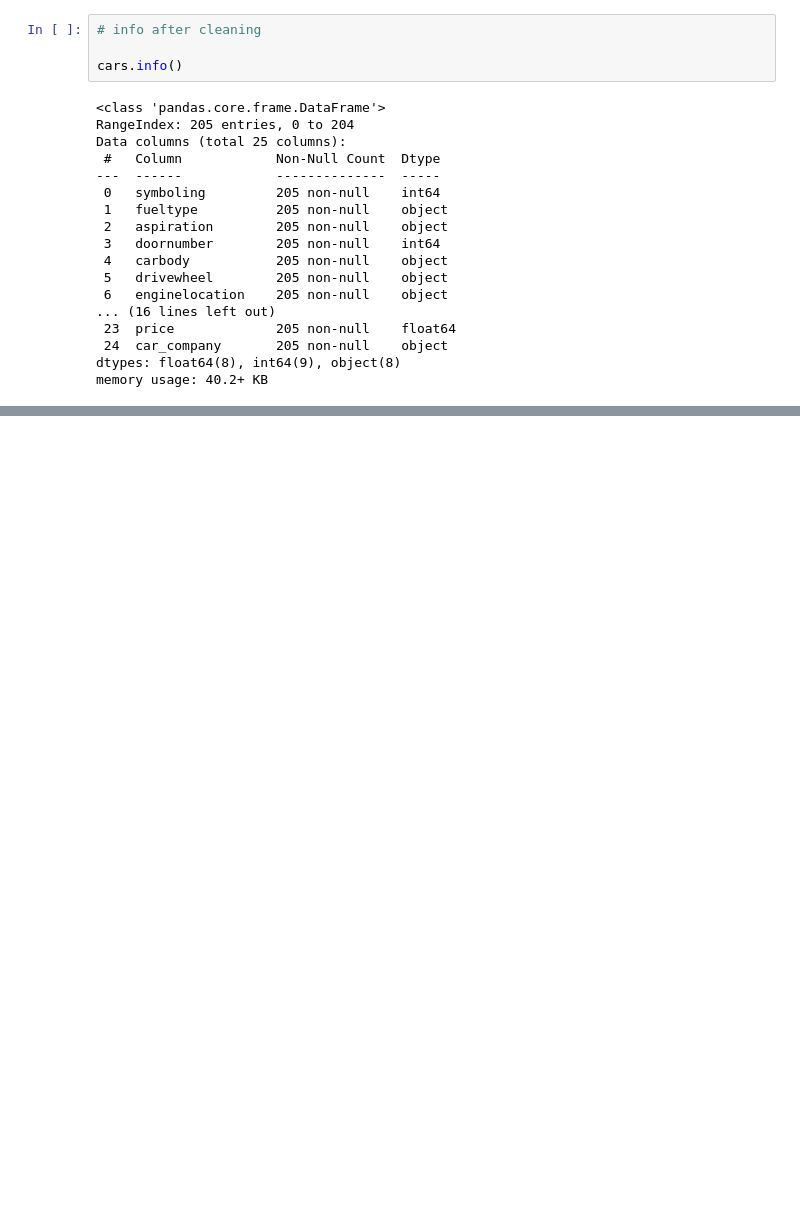
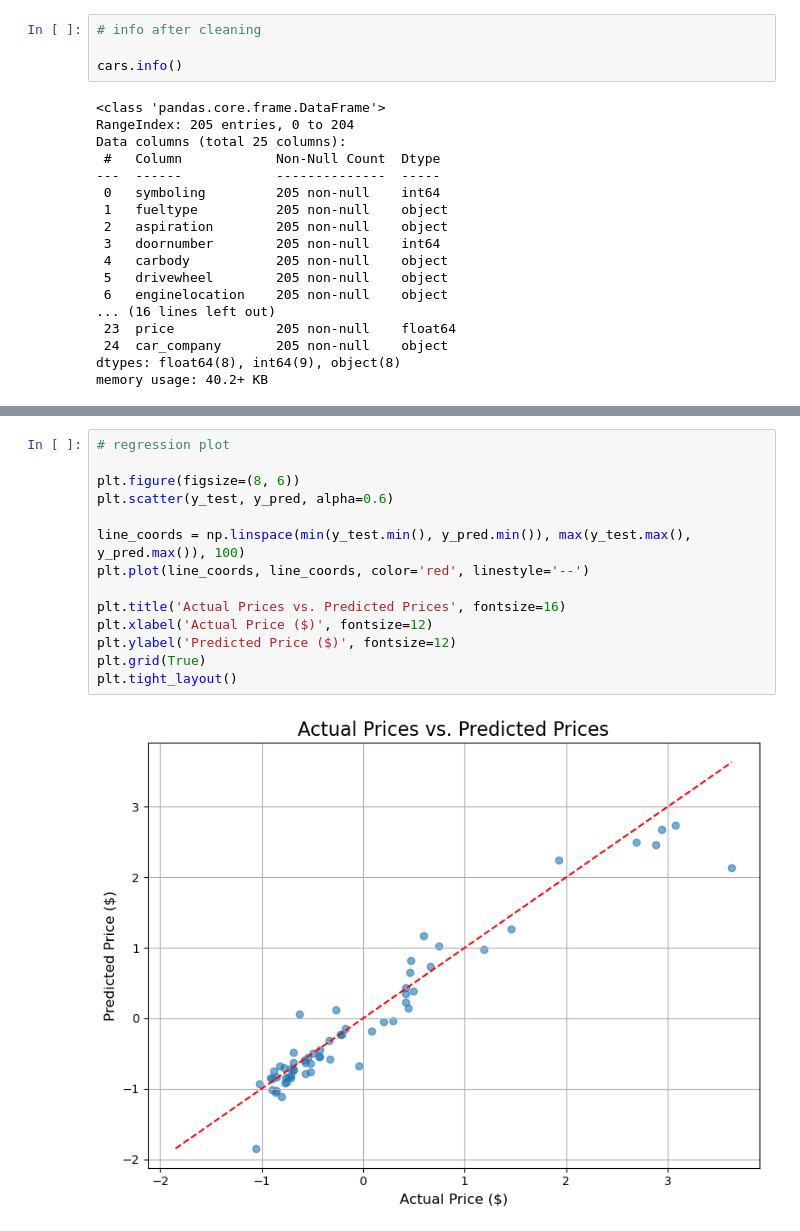
Before and after one commit to gh4nti/MRM-Research-AI-Taskphase, a Jupyter notebook: task5/Task5.ipynb, the cells around one changed output, grey strips where cells are left out. Drawn from its saved outputs; the diff is of its cells as text; blank space fills up the shorter version.

Commit message:
finished regression

```diff
--- a/task5/Task5.ipynb
+++ b/task5/Task5.ipynb
@@ -178,0 +218,16 @@ plt.tight_layout()
+# %%
+# regression plot
+
+plt.figure(figsize=(8, 6))
+plt.scatter(y_test, y_pred, alpha=0.6)
+
+line_coords = np.linspace(min(y_test.min(), y_pred.min()), max(y_test.max(), y_pred.max()), 100)
+plt.plot(line_coords, line_coords, color='red', linestyle='--')
+
+plt.title('Actual Prices vs. Predicted Prices', fontsize=16)
+plt.xlabel('Actual Price ($)', fontsize=12)
+plt.ylabel('Predicted Price ($)', fontsize=12)
+plt.grid(True)
+plt.tight_layout()
+# %% [output]
+[figure, added]
```
Also changed, not shown: parts of 11 cells of this notebook.
